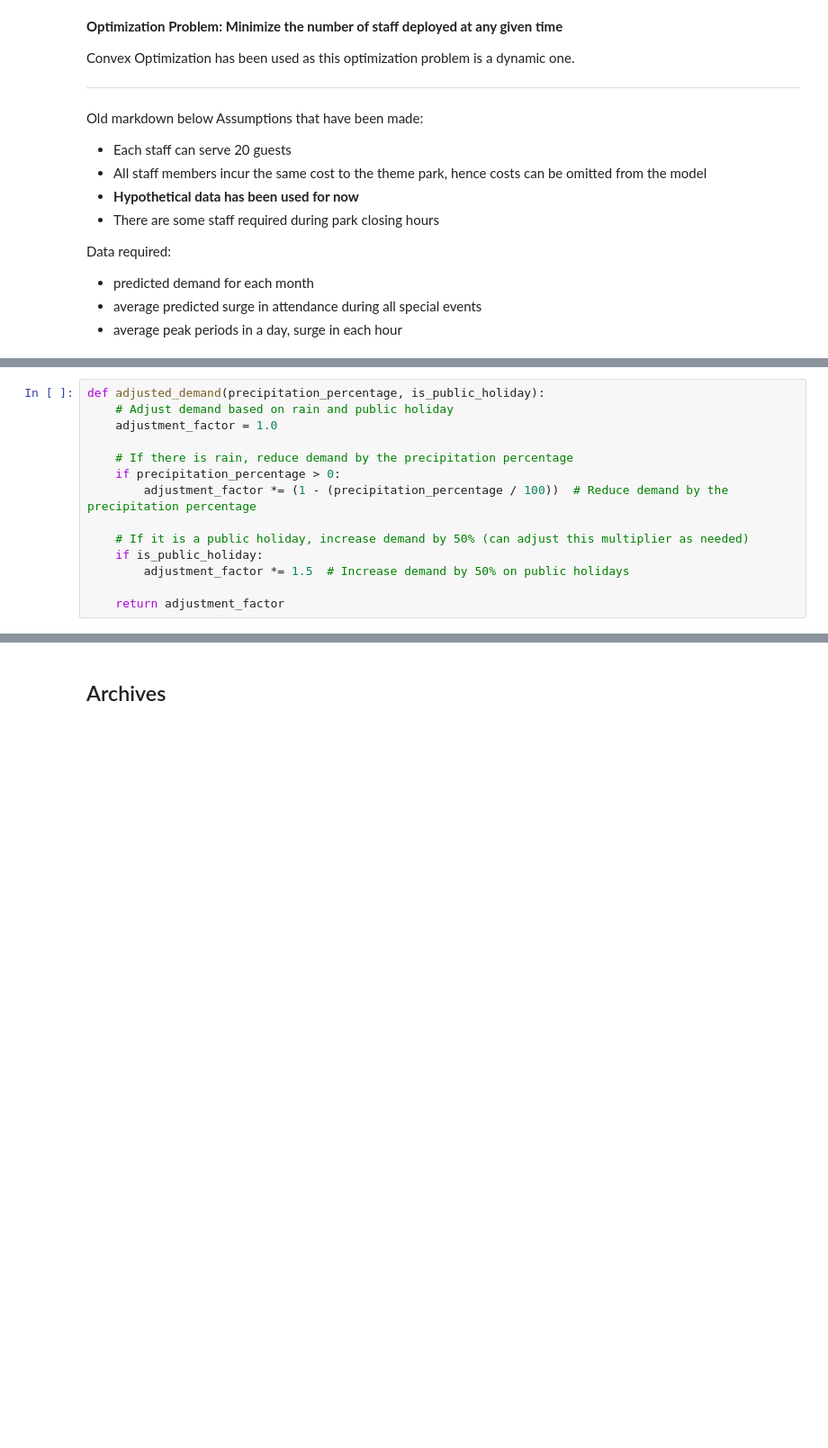
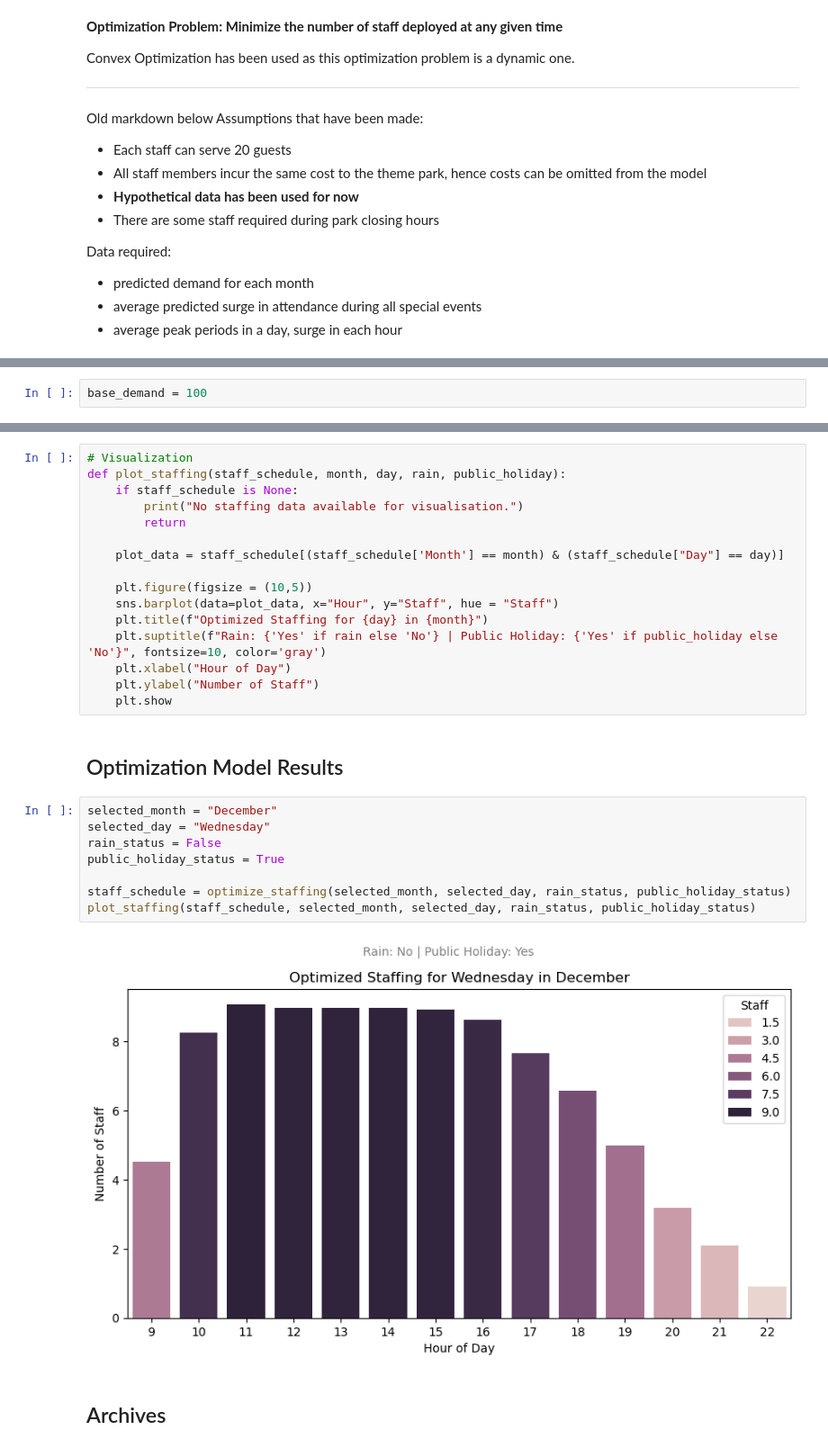
Before and after one commit to reallyjustalan/DSA3101_Group8_Project1, a Jupyter notebook: B3/DSA3101_B3_Modelling.ipynb, the cells around one changed output, grey strips where cells are left out. Shown at 90% size. Saved outputs shown, nothing was run; the diff lists cells and outputs as text; blank space fills up the shorter version.

Commit message:
B3: completed optimization model, end product (optimized staffing plot) generates successfully

```diff
--- a/B3/DSA3101_B3_Modelling.ipynb
+++ b/B3/DSA3101_B3_Modelling.ipynb
@@ -394,14 +334,0 @@ else:
-# %%
-def adjusted_demand(precipitation_percentage, is_public_holiday):
-    # Adjust demand based on rain and public holiday
-    adjustment_factor = 1.0
-
-    # If there is rain, reduce demand by the precipitation percentage
-    if precipitation_percentage > 0:
-        adjustment_factor *= (1 - (precipitation_percentage / 100))  # Reduce demand by the precipitation percentage
-
-    # If it is a public holiday, increase demand by 50% (can adjust this multiplier as needed)
-    if is_public_holiday:
-        adjustment_factor *= 1.5  # Increase demand by 50% on public holidays
-
-    return adjustment_factor
@@ -415,0 +335,2 @@ plot_staffing('Jun', 'Wed')
+# %%
+base_demand = 100
@@ -416,3 +393,31 @@ plot_staffing('Jun', 'Wed')
+# %%
+# Visualization
+def plot_staffing(staff_schedule, month, day, rain, public_holiday):
+    if staff_schedule is None:
+        print("No staffing data available for visualisation.")
+        return
+
+    plot_data = staff_schedule[(staff_schedule['Month'] == month) & (staff_schedule["Day"] == day)]
+
+    plt.figure(figsize = (10,5))
+    sns.barplot(data=plot_data, x="Hour", y="Staff", hue = "Staff")
+    plt.title(f"Optimized Staffing for {day} in {month}")
+    plt.suptitle(f"Rain: {'Yes' if rain else 'No'} | Public Holiday: {'Yes' if public_holiday else 'No'}", fontsize=10, color='gray')
+    plt.xlabel("Hour of Day")
+    plt.ylabel("Number of Staff")
+    plt.show
+# %% [markdown]
+## Optimization Model Results
+# %%
+selected_month = "December"
+selected_day = "Wednesday"
+rain_status = False
+public_holiday_status = True
+
+staff_schedule = optimize_staffing(selected_month, selected_day, rain_status, public_holiday_status)
+plot_staffing(staff_schedule, selected_month, selected_day, rain_status, public_holiday_status)
+# %% [output]
+[figure, added]
 # %% [markdown]
 ## Archives
 # %%
```
Also changed, not shown: parts of 4 cells of this notebook.
